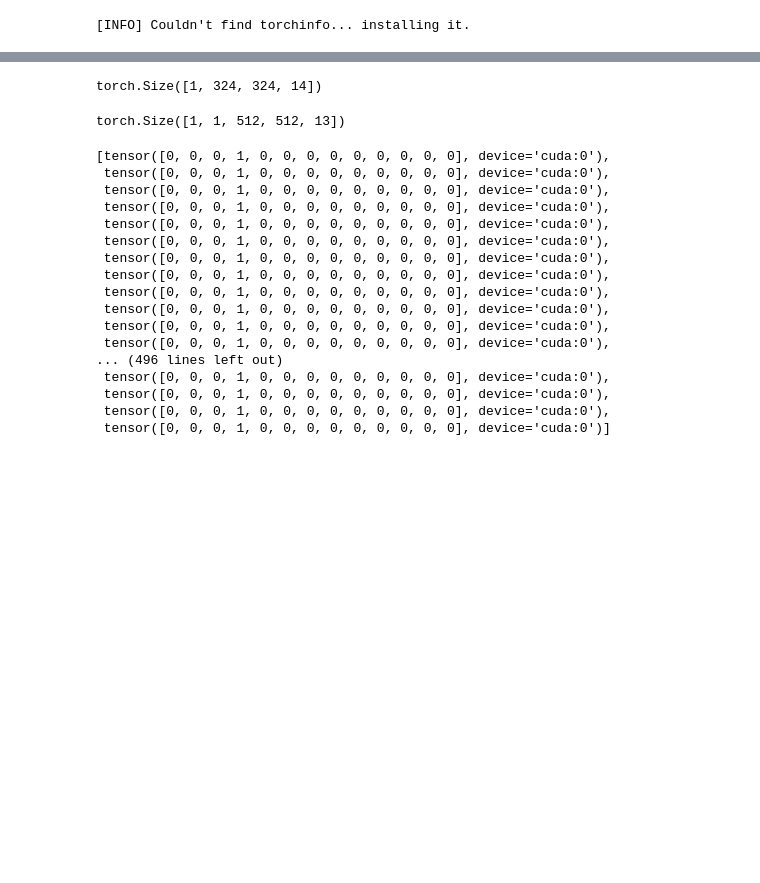
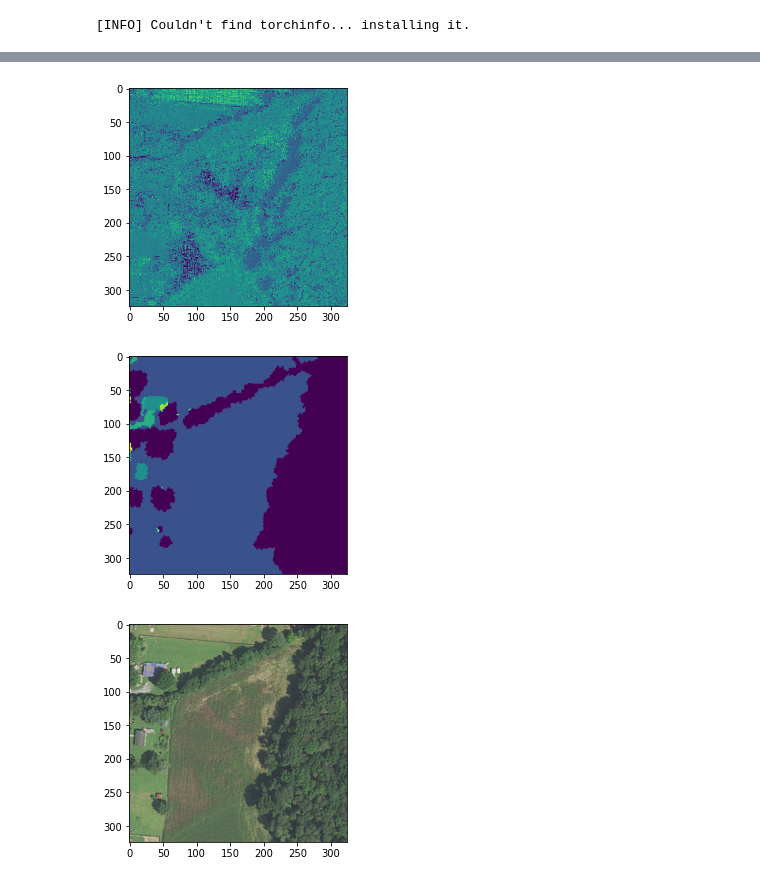
Before and after one commit to Molten-Ice/Deep-Learning, a Jupyter notebook: UNET.ipynb, the cells around one changed output, grey strips where cells are left out. Drawn from its saved outputs; the diff is of its cells as text; code cells hidden in the pictures; blank space fills up the shorter version.

Commit message:
Model working with output visualized, time for training :)

```diff
--- a/UNET.ipynb
+++ b/UNET.ipynb
@@ -299,14 +299,19 @@ class UNET(nn.Module):
     self.downsample_blocks = nn.ModuleList([DownSampleBlock(c, 2*c) for c in [64, 128, 256, 512]])
     self.upsample_blocks = nn.ModuleList([UpSampleBlock(2*c, c) for c in [512, 256, 128, 64]])
     self.final_layer = nn.Conv2d(in_channels=64, out_channels=num_classes, kernel_size=1, stride=1, padding=0)
+    self.loss_fn = nn.CrossEntropyLoss()
 
-  def forward(self, x: torch.Tensor) -> torch.Tensor:
+  def forward(self, x: torch.Tensor, target=None) -> torch.Tensor:
     """Forward pass for DownSampleBlock.
 
      Parameters:
-      x (torch.Tensor) -- input tensor to block
+      x (torch.Tensor) --input tensor to block
+      targets (torch.Tensor) --target output of model
 
-    Returns model's outputs
+    Returns (logits, loss)
+
+    logits (torch.Tensor) --model's raw output
+    loss (torch.float32) --2d CrossEntropyLoss result
     """
     x = self.first_conv(x)
     residuals = []
@@ -316,11 +321,17 @@ class UNET(nn.Module):
     for i, upsample in enumerate(self.upsample_blocks):
       x = upsample(x, residuals[-(i+1)])
     x = self.final_layer(x)
-    x = x.permute(0, 2, 3, 1)
-    return x
 
-# xb = torch.rand((1, 4, 572, 572)).to(device)
-xb = torch.rand((1, 4, 512, 512)).to(device)
+    if target is None:
+      loss = None
+    else:
+      diff = 94 # (512 - 324)//2
+      loss = self.loss_fn(x, target[:, 0, diff:-diff, diff:-diff])
+    return x, loss
+
 model = UNET().to(device)
-print(model(xb).shape)
+image, target = sample["image"].to(device), sample["mask"].to(device)
+image.shape, target.shape
+logits, loss = model(image, target)
+print(logits.shape, loss)
 # %% [output]
@@ -336,31 +339,22 @@ image.shape, target.shape
-# %%
-pred = model(image)
-pred.shape
-# %% [output]
-torch.Size([1, 324, 324, 14])
-# %%
-one_hot = nn.functional.one_hot(target)
-one_hot.shape
-# %% [output]
-torch.Size([1, 1, 512, 512, 13])
-# %%
-list(one_hot[0, 0, 20])
-# %% [output]
-[tensor([0, 0, 0, 1, 0, 0, 0, 0, 0, 0, 0, 0, 0], device='cuda:0'),
- tensor([0, 0, 0, 1, 0, 0, 0, 0, 0, 0, 0, 0, 0], device='cuda:0'),
- tensor([0, 0, 0, 1, 0, 0, 0, 0, 0, 0, 0, 0, 0], device='cuda:0'),
- tensor([0, 0, 0, 1, 0, 0, 0, 0, 0, 0, 0, 0, 0], device='cuda:0'),
- tensor([0, 0, 0, 1, 0, 0, 0, 0, 0, 0, 0, 0, 0], device='cuda:0'),
- tensor([0, 0, 0, 1, 0, 0, 0, 0, 0, 0, 0, 0, 0], device='cuda:0'),
- tensor([0, 0, 0, 1, 0, 0, 0, 0, 0, 0, 0, 0, 0], device='cuda:0'),
- tensor([0, 0, 0, 1, 0, 0, 0, 0, 0, 0, 0, 0, 0], device='cuda:0'),
- tensor([0, 0, 0, 1, 0, 0, 0, 0, 0, 0, 0, 0, 0], device='cuda:0'),
- tensor([0, 0, 0, 1, 0, 0, 0, 0, 0, 0, 0, 0, 0], device='cuda:0'),
- tensor([0, 0, 0, 1, 0, 0, 0, 0, 0, 0, 0, 0, 0], device='cuda:0'),
- tensor([0, 0, 0, 1, 0, 0, 0, 0, 0, 0, 0, 0, 0], device='cuda:0'),
-... (496 lines left out)
- tensor([0, 0, 0, 1, 0, 0, 0, 0, 0, 0, 0, 0, 0], device='cuda:0'),
- tensor([0, 0, 0, 1, 0, 0, 0, 0, 0, 0, 0, 0, 0], device='cuda:0'),
- tensor([0, 0, 0, 1, 0, 0, 0, 0, 0, 0, 0, 0, 0], device='cuda:0'),
- tensor([0, 0, 0, 1, 0, 0, 0, 0, 0, 0, 0, 0, 0], device='cuda:0')]
+# %%
+def display_output(logits, target=None, original_image=None):
+  output = logits.permute(0, 2, 3, 1)
+  output = nn.functional.softmax(output, dim=-1)
+  output = torch.argmax(output, dim=-1)
+  plt.imshow(output[0].detach().cpu().numpy())
+  plt.show()
+  if target is not None:
+    diff = 94 # (512 - 324)//2
+    plt.imshow(target[0, 0, diff:-diff, diff:-diff].detach().cpu().numpy())#.convert("RGB")
+    plt.show()
+  if original_image is not None:
+    diff = 94 # (512 - 324)//2
+    plt.imshow(PIL.Image.fromarray(np.uint8(image[0, :, diff:-diff, diff:-diff].permute(1, 2, 0).detach().cpu().numpy())).convert("RGB"))
+    plt.show()
+
+display_output(logits, target, image)
+# %% [output]
+[figure, added]
+[figure, added]
+[figure, added]
 # %%
```
Also changed, not shown: parts of 9 cells of this notebook.
